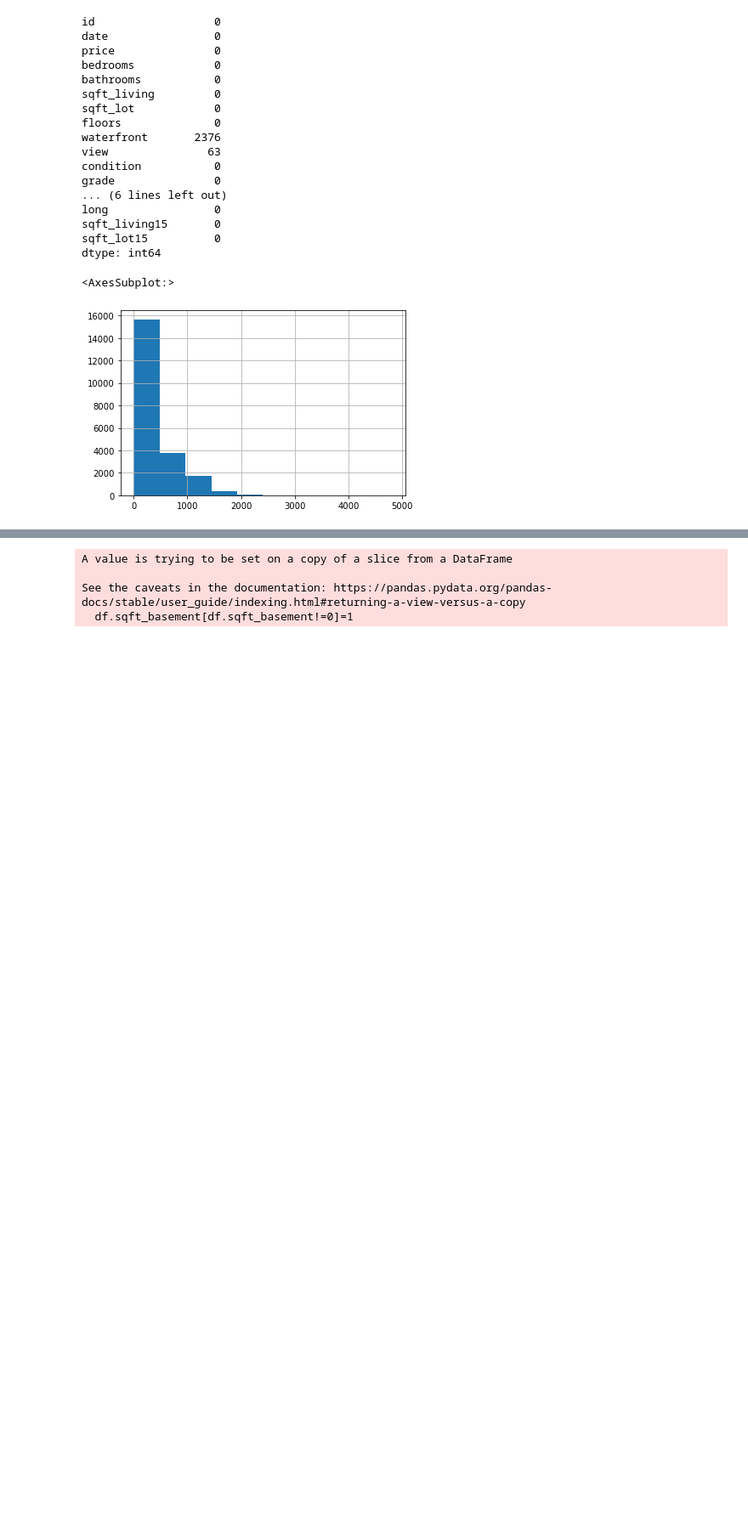
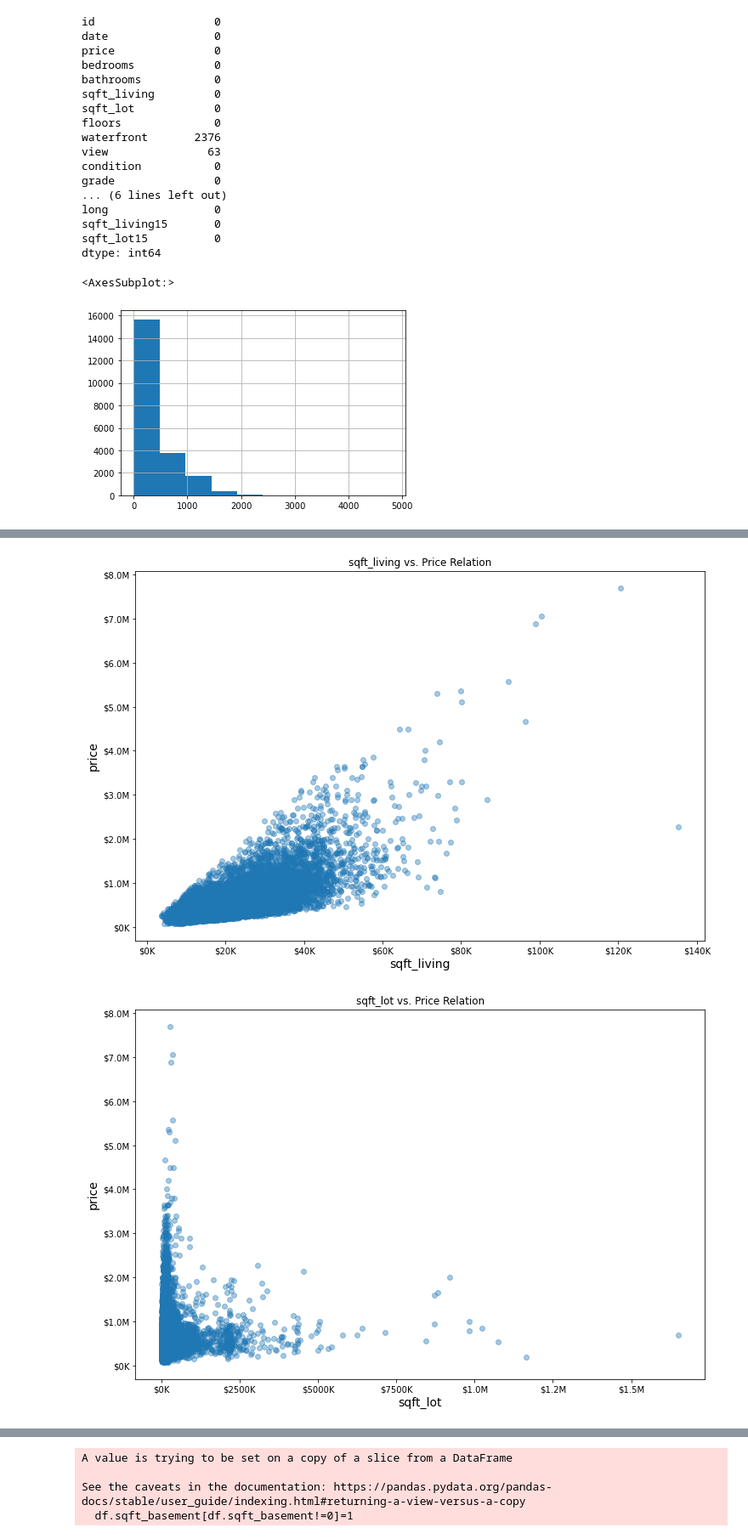
Before and after one commit to artificial126/dsc-phase-2-project, a Jupyter notebook: student.ipynb, the cells around one changed output, grey strips where cells are left out. Shown at 85% size. Drawn from its saved outputs; the diff is of its cells as text; code cells hidden in the pictures; blank space fills up the shorter version.

```diff
--- a/student.ipynb
+++ b/student.ipynb
@@ -113,0 +118,24 @@ df.sqft_basement.hist()
+# %%
+#Creating function to fix scientific notations.
+def currency(x, pos):
+    """The two args are the value and tick position"""
+    if x >= 1e10:
+        s = '${:1.1f}B'.format(x*1e-10)
+    elif x >= 1e6:
+        s = '${:1.1f}M'.format(x*1e-6)
+    else:
+        s = '${:1.0f}K'.format(x*1e-2)
+    return s
+# %%
+for column in ['sqft_living', 'sqft_lot', 'sqft_living15', 'sqft_lot15']:
+    fig , ax = plt.subplots(figsize=(12,8))
+    ax.scatter(df[column], df.price ,alpha=.4)
+    ax.set_xlabel(column, fontsize=14)
+    ax.set_ylabel('price',fontsize=14)
+    ax.set_title(f'{column} vs. Price Relation')
+    ax.yaxis.set_major_formatter(currency)
+    ax.xaxis.set_major_formatter(currency)
+    plt.show()
+# %% [output]
+[figure, added]
+[figure, added]
```
Also changed, not shown: parts of 32 cells of this notebook.
